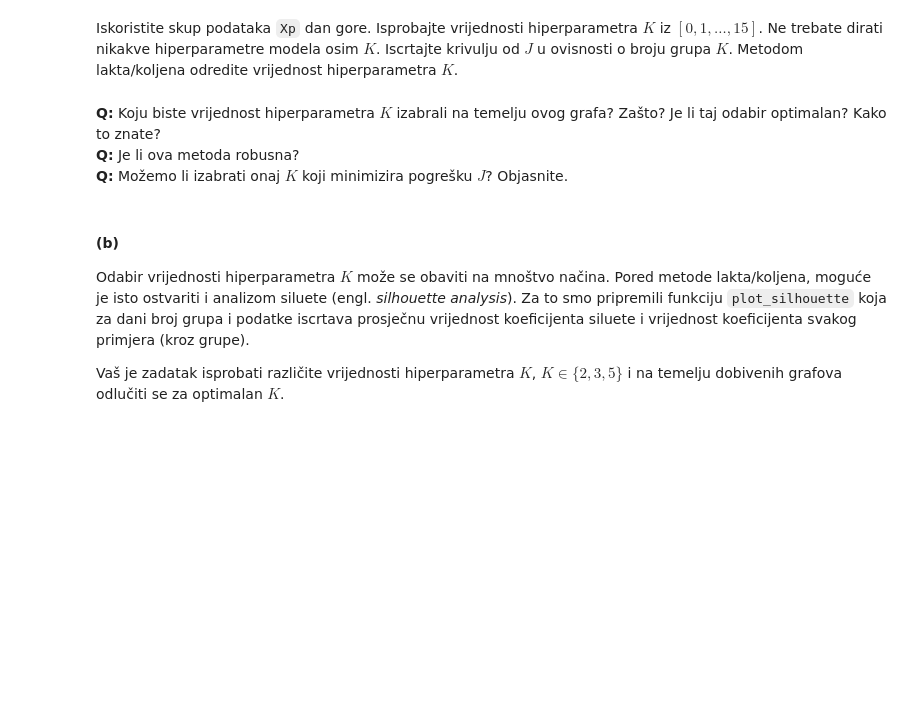
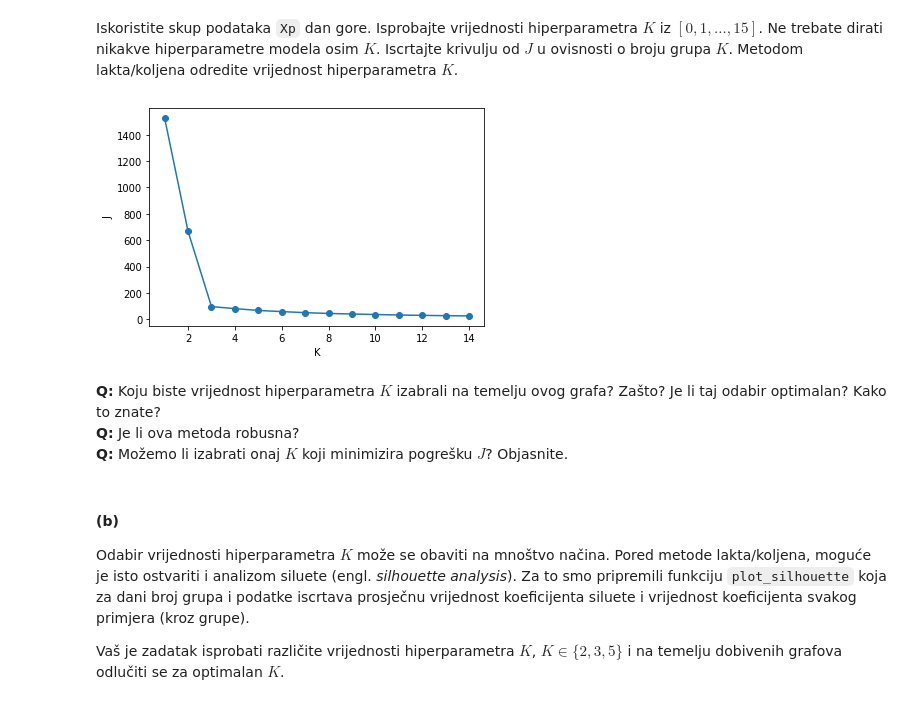
Before and after one commit to tomislavbjelcic/fer-tomislav, a Jupyter notebook: semestar_7/strojno/lab/SU1-2021-19-20-Grupiranje.ipynb, the cells around one changed output. Saved outputs shown, nothing was run; the diff lists cells and outputs as text; code cells hidden in the pictures; blank space fills up the shorter version.

```diff
--- a/semestar_7/strojno/lab/SU1-2021-19-20-Grupiranje.ipynb
+++ b/semestar_7/strojno/lab/SU1-2021-19-20-Grupiranje.ipynb
@@ -143,3 +144,22 @@ from sklearn.cluster import KMeans
+# %%
+from sklearn.cluster import KMeans
+
+# Vaš kôd ovdje...
+Ks = [k for k in range(1, 15)]
+inertia_list = []
+
+for K in Ks:
+    kmeans = KMeans(n_clusters=K)
+    kmeans.fit(Xp)
+    inertia_list.append(kmeans.inertia_)
+
+plt.xlabel("K")
+plt.ylabel("J")
+plt.scatter(Ks, inertia_list)
+plt.plot(Ks, inertia_list)
+plt.show()
+# %% [output]
+[figure, added]
 # %% [markdown]
 **Q:** Koju biste vrijednost hiperparametra $K$ izabrali na temelju ovog grafa? Zašto? Je li taj odabir optimalan? Kako to znate?
 **Q:** Je li ova metoda robusna?
```
Also changed, not shown: parts of 16 cells of this notebook.
